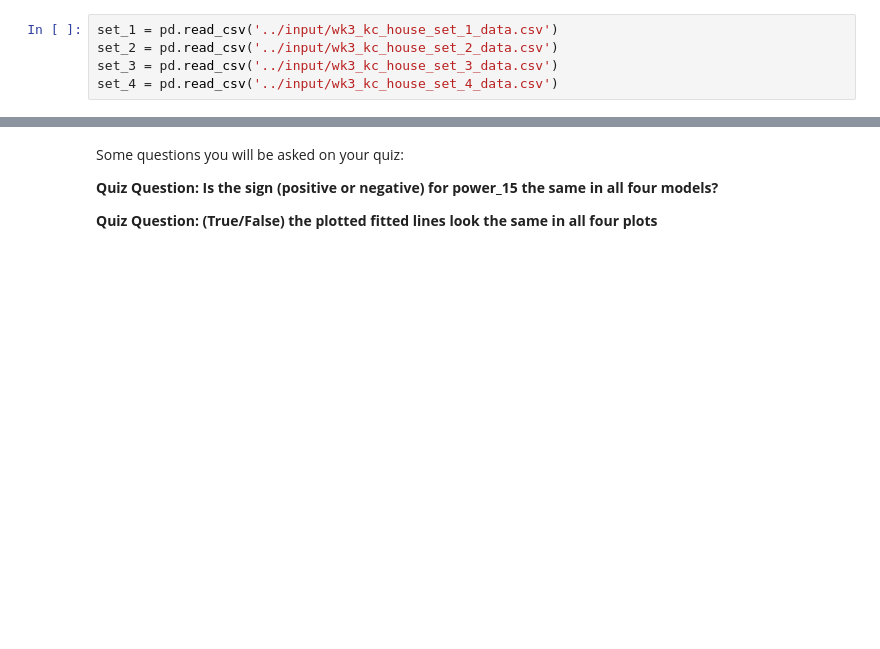
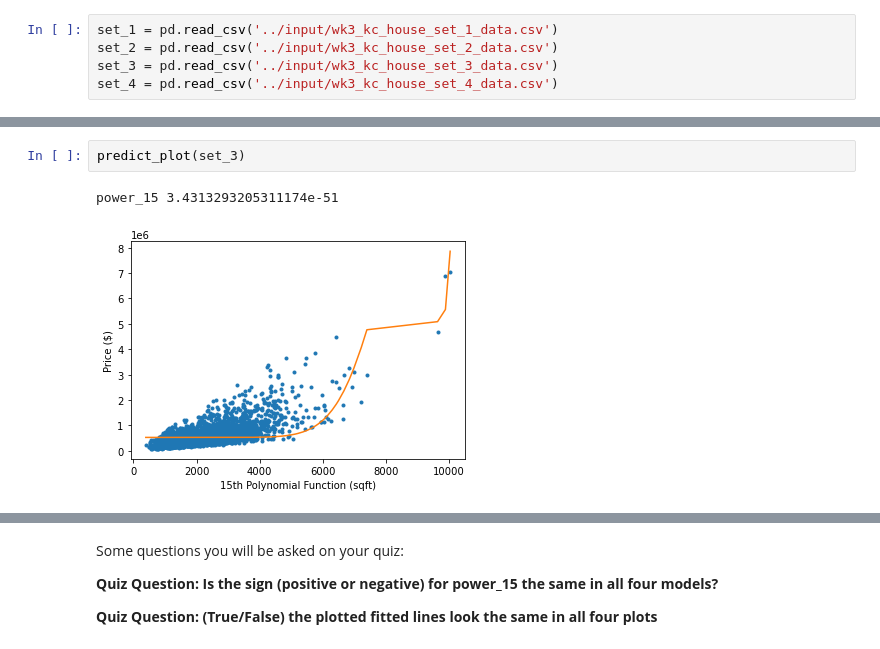
Before and after one commit to albertovpd/machine_learning_specialization_washington_university, a Jupyter notebook: course_tasks/c3_regression-w3_quizz_1-exploring_variance_bias_tradeoff.ipynb, the cells around one changed output, grey strips where cells are left out. Drawn from its saved outputs; the diff is of its cells as text; blank space fills up the shorter version.

```diff
--- a/course_tasks/c3_regression-w3_quizz_1-exploring_variance_bias_tradeoff.ipynb
+++ b/course_tasks/c3_regression-w3_quizz_1-exploring_variance_bias_tradeoff.ipynb
@@ -235,0 +258,5 @@ set_4 = pd.read_csv('../input/wk3_kc_house_set_4_data.csv')
+# %%
+predict_plot(set_3)
+# %% [output]
+power_15 3.4313293205311174e-51
+[figure, added]
```
Also changed, not shown: parts of 7 cells of this notebook.
